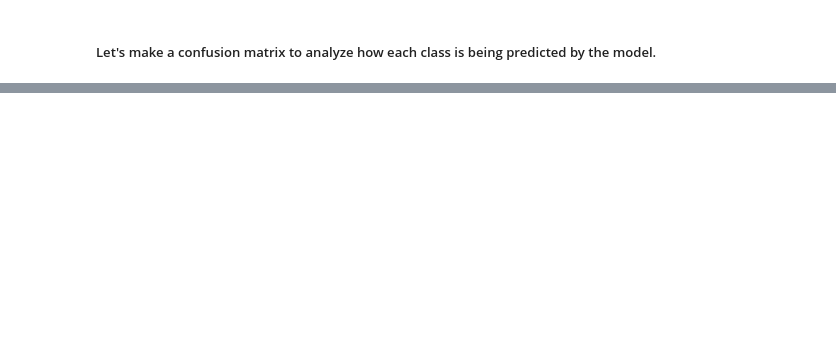
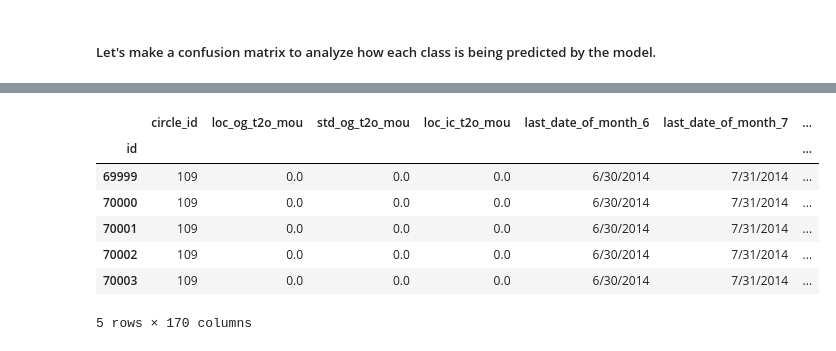
Before and after one commit to rasikasonar/UnsupervisedLearningCaseStudy, a Jupyter notebook: Telecom_Churn_Case_Study_Solution.ipynb, the cells around one changed output, grey strips where cells are left out. Drawn from its saved outputs; the diff is of its cells as text; code cells hidden in the pictures; blank space fills up the shorter version.

```diff
--- a/Telecom_Churn_Case_Study_Solution.ipynb
+++ b/Telecom_Churn_Case_Study_Solution.ipynb
@@ -454,0 +473,4 @@ recall_score(y_test, y_test_pred)
+# %%
+# Reading the test.csv file
+unseen_data = pd.read_csv("test.csv")
+unseen_data.head()
@@ -454,0 +485,12 @@ recall_score(y_test, y_test_pred)
+# %%
+unseen_data = unseen_data.set_index('id')
+unseen_data.head()
+# %% [output]
+|  | circle_id | loc_og_t2o_mou | std_og_t2o_mou | loc_ic_t2o_mou | last_date_of_month_6 | last_date_of_month_7 | ... |
+| id |  |  |  |  |  |  | ... |
+| 69999 | 109 | 0.0 | 0.0 | 0.0 | 6/30/2014 | 7/31/2014 | ... |
+| 70000 | 109 | 0.0 | 0.0 | 0.0 | 6/30/2014 | 7/31/2014 | ... |
+| 70001 | 109 | 0.0 | 0.0 | 0.0 | 6/30/2014 | 7/31/2014 | ... |
+| 70002 | 109 | 0.0 | 0.0 | 0.0 | 6/30/2014 | 7/31/2014 | ... |
+| 70003 | 109 | 0.0 | 0.0 | 0.0 | 6/30/2014 | 7/31/2014 | ... |
+5 rows × 170 columns
```
Also changed, not shown: parts of 22 cells of this notebook.
